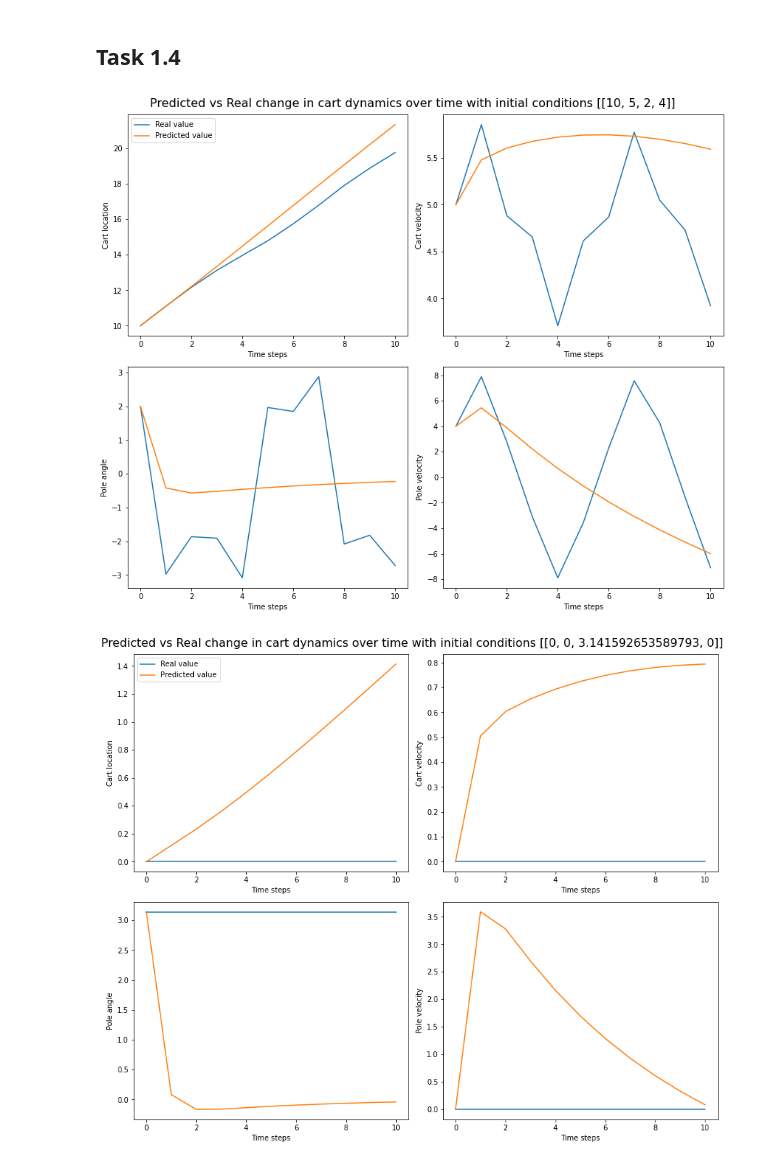
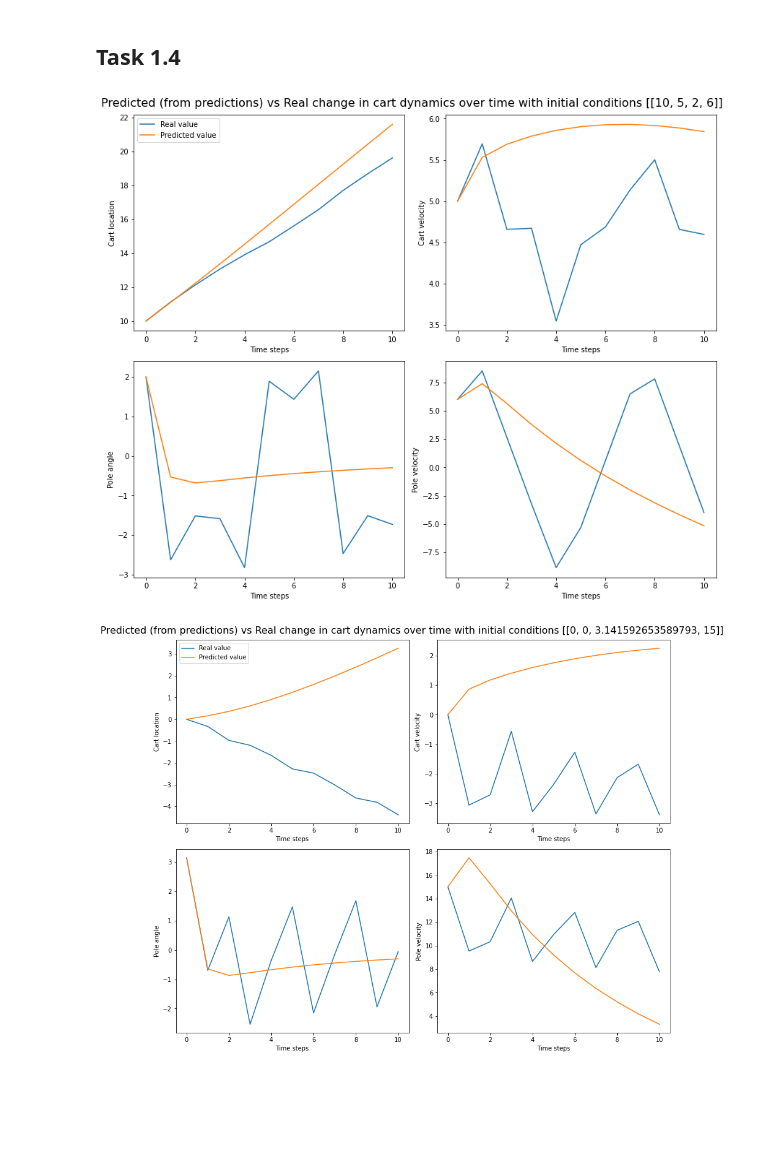
Before and after one commit to aditya-jain7/SF3, a Jupyter notebook: aj563_sf3_code.ipynb, the cells around one changed output. Saved outputs shown, nothing was run; the diff lists cells and outputs as text; code cells hidden in the pictures; blank space fills up the shorter version.

```diff
--- a/aj563_sf3_code.ipynb
+++ b/aj563_sf3_code.ipynb
@@ -454,3 +518,10 @@ m=model.predict(test_x)
+# %%
+def predict(train_x, test_x, train_y):
+    W = np.matmul(np.linalg.pinv(train_x),train_y)
+    prediction = np.matmul(test_x,W)
+    return prediction,W
+# %%
+m,W = predict(train_x, test_x, train_y)
 # %% [markdown]
 ### First plot. Real and predicted plotted against initial
 # %%
@@ -598,12 +693,13 @@ one_step_difference_with_predictions(3,[-15,15],15)
 # %% [markdown]
 ## Task 1.4
 # %%
-def future_predictions(initial_conditions, time_steps):
+def future_predictions_from_predictions(initial_conditions, time_steps,remap_angle=True):
     final_y=np.array(initial_conditions)
     final_pred=np.array(initial_conditions)
+
     for i in range(time_steps):
-        real= start_the_cart(final_y[i], steps=1, display_plots=False,remap_angle=True)
-        pred = model.predict([final_pred[i]])
+        real= start_the_cart(final_y[i], steps=1, display_plots=False,remap_angle=remap_angle)
+        pred = np.matmul(final_pred[i],W)
         pred+=final_pred[i]
 
 
@@ -644,14 +740,14 @@ def future_predictions(initial_conditions, time_steps):
     axs[1,1].set_xlabel('Time steps')
     axs[1,1].set_ylabel('Pole velocity')
 
-    fig.suptitle('Predicted vs Real change in cart dynamics over time with initial conditions {}'.format(initial_conditions),fontsize=16)
+    fig.suptitle('Predicted (from predictions) vs Real change in cart dynamics over time with initial conditions {}'.format(initial_conditions),fontsize=16)
 
     fig.tight_layout()
 # %%
-future_predictions([[10,5,2,4]],10)
+future_predictions_from_predictions([[10,5,2,6]],10,remap_angle=True)
 # %% [output]
-[figure, old version]
+[figure, new version]
 # %%
-future_predictions([[0,0,np.pi,0]],10)
+future_predictions_from_predictions([[0,0,np.pi,15]],10,remap_angle=True)
 # %% [output]
-[figure, old version]
+[figure, new version]
```
Also changed, not shown: parts of 28 cells of this notebook, 11 other files.
